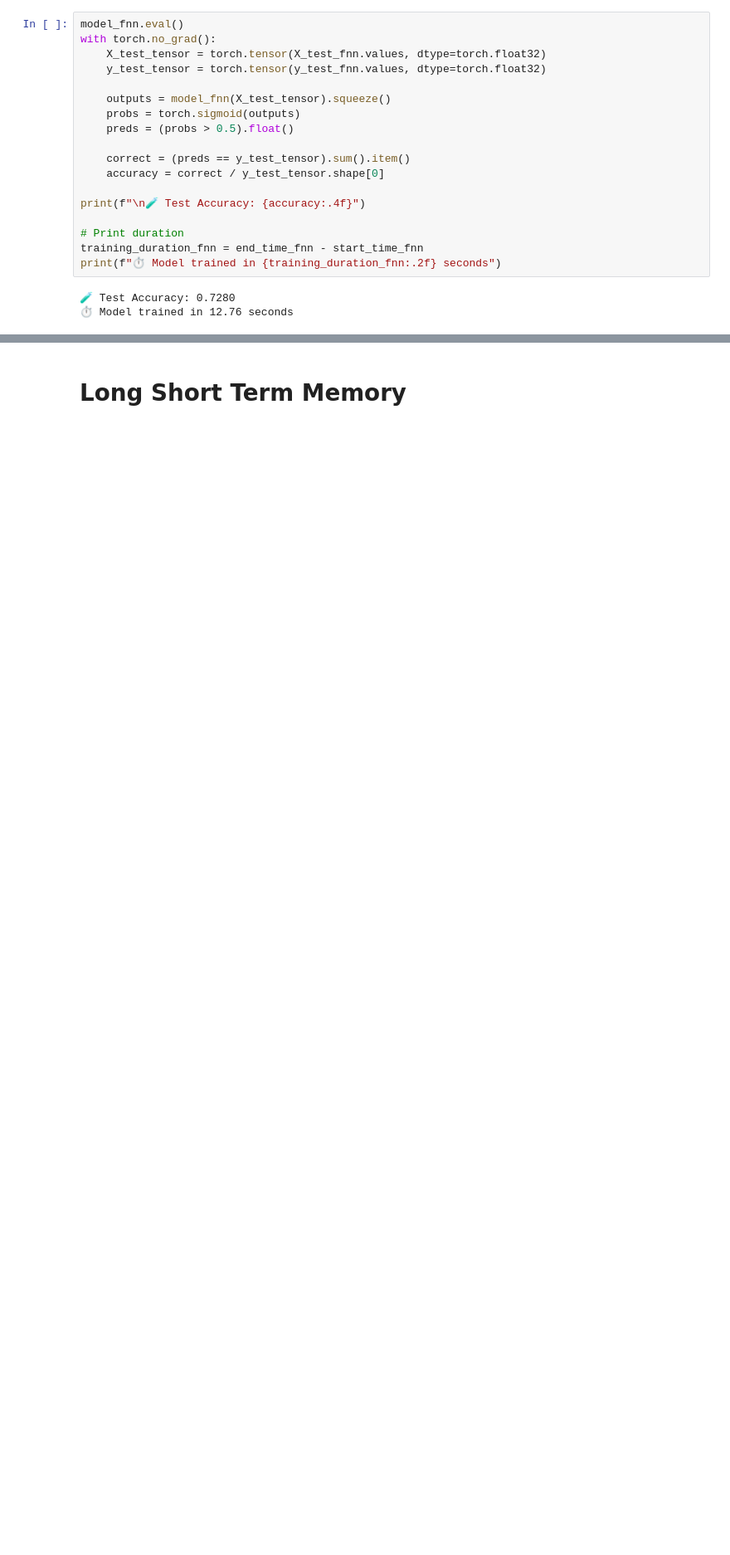
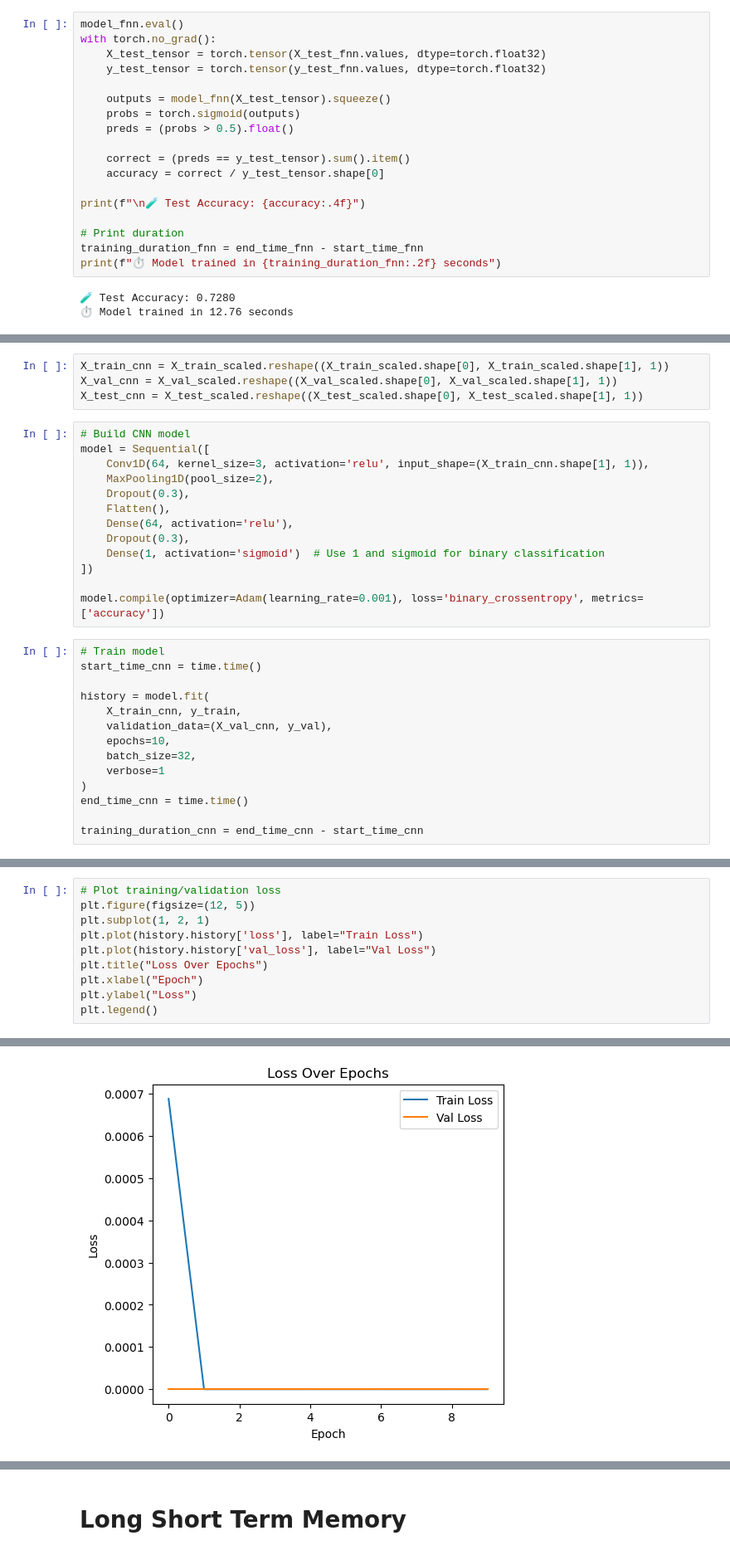
Before and after one commit to afnanaghai4/thesis, a Jupyter notebook: model_training.ipynb, the cells around one changed output, grey strips where cells are left out. Shown at 83% size. Saved outputs shown, nothing was run; the diff lists cells and outputs as text; blank space fills up the shorter version.

```diff
--- a/model_training.ipynb
+++ b/model_training.ipynb
@@ -482,0 +503,31 @@ print(f"⏱️ Model trained in {training_duration_fnn:.2f} seconds")
+# %%
+X_train_cnn = X_train_scaled.reshape((X_train_scaled.shape[0], X_train_scaled.shape[1], 1))
+X_val_cnn = X_val_scaled.reshape((X_val_scaled.shape[0], X_val_scaled.shape[1], 1))
+X_test_cnn = X_test_scaled.reshape((X_test_scaled.shape[0], X_test_scaled.shape[1], 1))
+# %%
+# Build CNN model
+model = Sequential([
+    Conv1D(64, kernel_size=3, activation='relu', input_shape=(X_train_cnn.shape[1], 1)),
+    MaxPooling1D(pool_size=2),
+    Dropout(0.3),
+    Flatten(),
+    Dense(64, activation='relu'),
+    Dropout(0.3),
+    Dense(1, activation='sigmoid')  # Use 1 and sigmoid for binary classification
+])
+
+model.compile(optimizer=Adam(learning_rate=0.001), loss='binary_crossentropy', metrics=['accuracy'])
+# %%
+# Train model
+start_time_cnn = time.time()
+
+history = model.fit(
+    X_train_cnn, y_train,
+    validation_data=(X_val_cnn, y_val),
+    epochs=10,
+    batch_size=32,
+    verbose=1
+)
+end_time_cnn = time.time()
+
+training_duration_cnn = end_time_cnn - start_time_cnn
@@ -482,0 +587,11 @@ print(f"⏱️ Model trained in {training_duration_fnn:.2f} seconds")
+# %%
+# Plot training/validation loss
+plt.figure(figsize=(12, 5))
+plt.subplot(1, 2, 1)
+plt.plot(history.history['loss'], label="Train Loss")
+plt.plot(history.history['val_loss'], label="Val Loss")
+plt.title("Loss Over Epochs")
+plt.xlabel("Epoch")
+plt.ylabel("Loss")
+plt.legend()
+# %% [output]
@@ -482,0 +599 @@ print(f"⏱️ Model trained in {training_duration_fnn:.2f} seconds")
+[figure, added]
```
Also changed, not shown: parts of 32 cells of this notebook, 1 other file.
